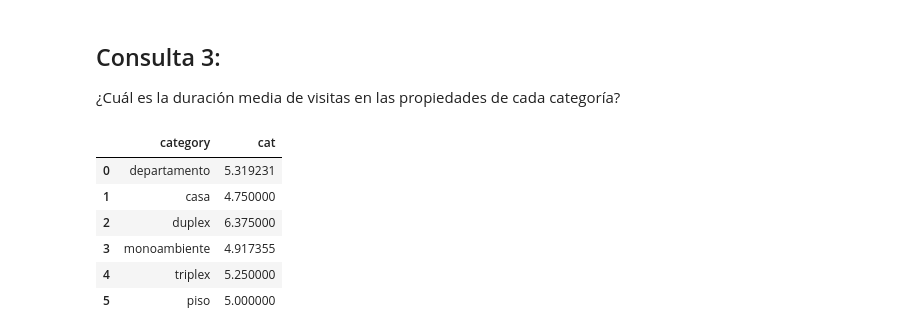
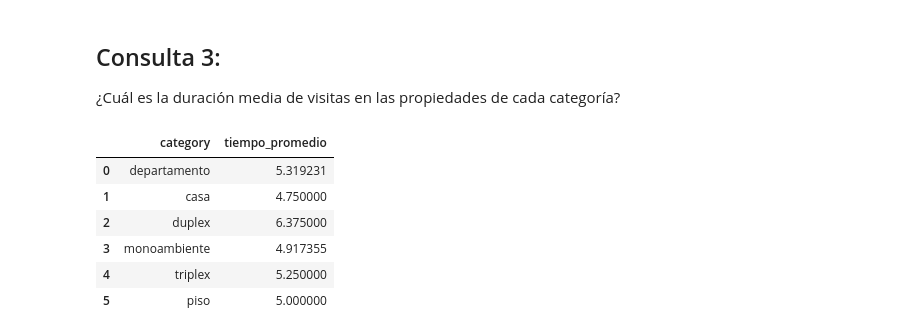
Before and after one commit to rhuincalef/dss_2016, a Jupyter notebook: TP3/Resolución - Punto1.2.ipynb, the cells around one changed output. Drawn from its saved outputs; the diff is of its cells as text; code cells hidden in the pictures.

```diff
--- a/TP3/Resolución - Punto1.2.ipynb
+++ b/TP3/Resolución - Punto1.2.ipynb
@@ -7,9 +8,9 @@ from sqlalchemy import exc
 # %%
 #Constantes
-DB = "tp3"
+DB = "tp312"
 HOST = "localhost"
 PORT = "5432"
-PASS = "postgres"
+PASS = "password"
 USER = "postgres"
 # %% [markdown]
 # Diagrama de DW  - Inmobiliaria
@@ -144,19 +186,21 @@ df_clientes_pisos
 ## Consulta 3:
 ¿Cuál es la duración media de visitas en las propiedades de cada categoría?
 # %%
-string_sql = """ select distinct category, cat
+string_sql = """ select distinct category, tiempo_promedio
                  from (
                         select category, avg(duration)
-                        over particion_por_categoria as cat
+                        over particion_por_categoria as tiempo_promedio
                         from (
                                 fact inner join estate on (id_estate = estate.id)
                                 inner join visit on (id_visit = visit.id) )
                         WINDOW particion_por_categoria AS (partition by category)
                  ) as promedio; """
 df_mayor_duracion = pd.read_sql_query(string_sql,engine.connect())
 df_mayor_duracion
+
+##Tiempo promedio en horas
 # %% [output]
-|  | category | cat |
+|  | category | tiempo_promedio |
 | 0 | departamento | 5.319231 |
 | 1 | casa | 4.750000 |
 | 2 | duplex | 6.375000 |
```
Also changed, not shown: parts of 4 cells of this notebook.
